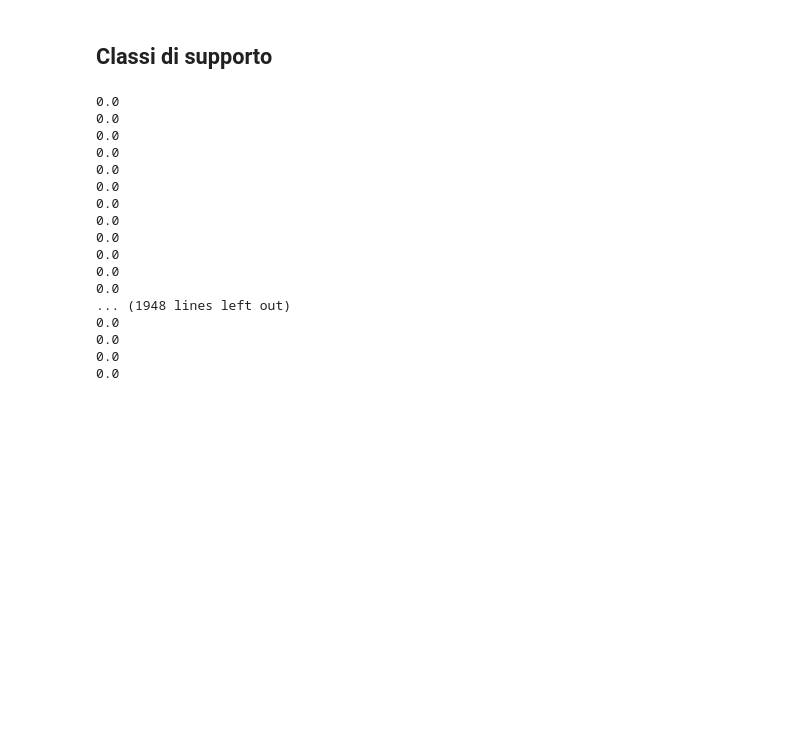
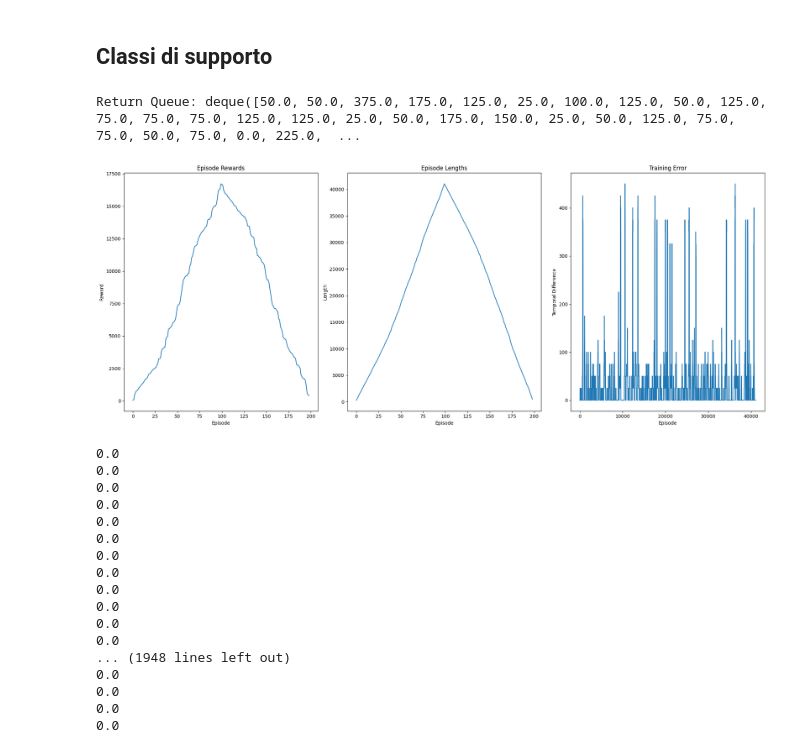
Before and after one commit to amigli/Q-Bert_RL, a Jupyter notebook: Notebook/TestQLearning.ipynb, the cells around one changed output. Drawn from its saved outputs; the diff is of its cells as text; code cells hidden in the pictures; blank space fills up the shorter version.

Commit message:
Aggiunti grafici
Aggiunti grafici di training

```diff
--- a/Notebook/TestQLearning.ipynb
+++ b/Notebook/TestQLearning.ipynb
@@ -1012,13 +1014,10 @@ from tqdm import tqdm
 import pickle
 from gymnasium.wrappers import RecordEpisodeStatistics, RecordVideo
 
-
-
-
 gym.register_envs(ale_py)
 # hyperparameters
 learning_rate = 0.01
-n_episodes = 1000
+n_episodes = 100
 start_epsilon = 1.0
 epsilon_decay = start_epsilon / (n_episodes / 2)  # reduce the exploration over time
 final_epsilon = 0.1
@@ -1067,6 +1066,36 @@ for episode in tqdm(range(n_episodes)):
         obs = next_obs
 
     agent.decay_epsilon()
+# %%
+print(f"Return Queue: {env.return_queue}")
+# %% [output]
+Return Queue: deque([50.0, 50.0, 375.0, 175.0, 125.0, 25.0, 100.0, 125.0, 50.0, 125.0, 75.0, 75.0, 75.0, 125.0, 125.0, 25.0, 50.0, 175.0, 150.0, 25.0, 50.0, 125.0, 75.0, 75.0, 50.0, 75.0, 0.0, 225.0,  ...
+# %%
+from matplotlib import pyplot as plt
+# visualize the episode rewards, episode length and training error in one figure
+fig, axs = plt.subplots(1, 3, figsize=(20, 8))
+
+# np.convolve will compute the rolling mean for 100 episodes
+
+axs[0].plot(np.convolve(env.return_queue, np.ones(100)))
+axs[0].set_title("Episode Rewards")
+axs[0].set_xlabel("Episode")
+axs[0].set_ylabel("Reward")
+
+axs[1].plot(np.convolve(env.length_queue, np.ones(100)))
+axs[1].set_title("Episode Lengths")
+axs[1].set_xlabel("Episode")
+axs[1].set_ylabel("Length")
+
+axs[2].plot(np.convolve(agent.training_error, np.ones(100)))
+axs[2].set_title("Training Error")
+axs[2].set_xlabel("Episode")
+axs[2].set_ylabel("Temporal Difference")
+
+plt.tight_layout()
+plt.show()
+# %% [output]
+[figure, added]
 # %%
 env = gym.make("ALE/Qbert-ram-v5", render_mode="rgb_array")  # replace with your environment
 env = RecordVideo(env, video_folder="videos_first", name_prefix="eval",
```
Also changed, not shown: parts of 6 cells of this notebook.
